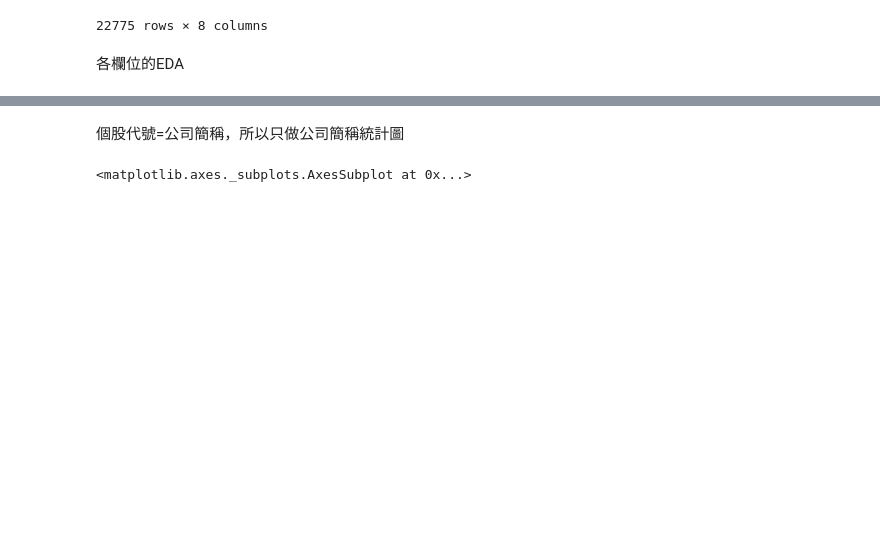
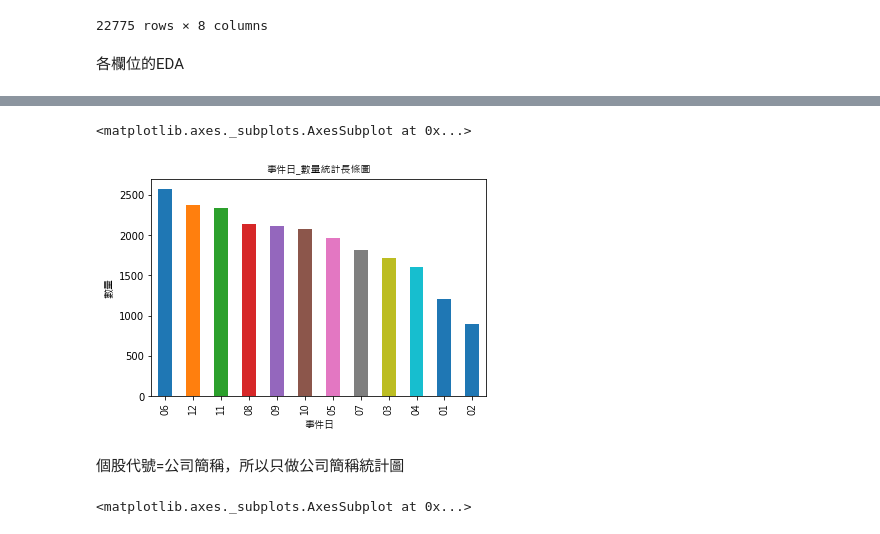
Before and after one commit to p314008dsa/Text-mining, a Jupyter notebook: Data/金融科技實作(EDA).ipynb, the cells around one changed output, grey strips where cells are left out. Cells and saved outputs as stored; diff of their text form; code cells hidden in the pictures; blank space fills up the shorter version.

```diff
--- a/Data/金融科技實作(EDA).ipynb
+++ b/Data/金融科技實作(EDA).ipynb
@@ -153,3 +195,12 @@ df
+# %%
+plt.xticks(fontproperties=myfont)
+plt.title("事件日_數量統計長條圖",fontproperties=myfont)
+plt.xlabel("事件日",fontproperties=myfont)
+plt.ylabel("數量",fontproperties=myfont)
+df.iloc[:,2].value_counts().plot.bar()
+# %% [output]
+<matplotlib.axes._subplots.AxesSubplot at 0x...>
+[figure, added]
 # %% [markdown]
 個股代號=公司簡稱，所以只做公司簡稱統計圖
 # %%
```
Also changed, not shown: parts of 11 cells of this notebook.
